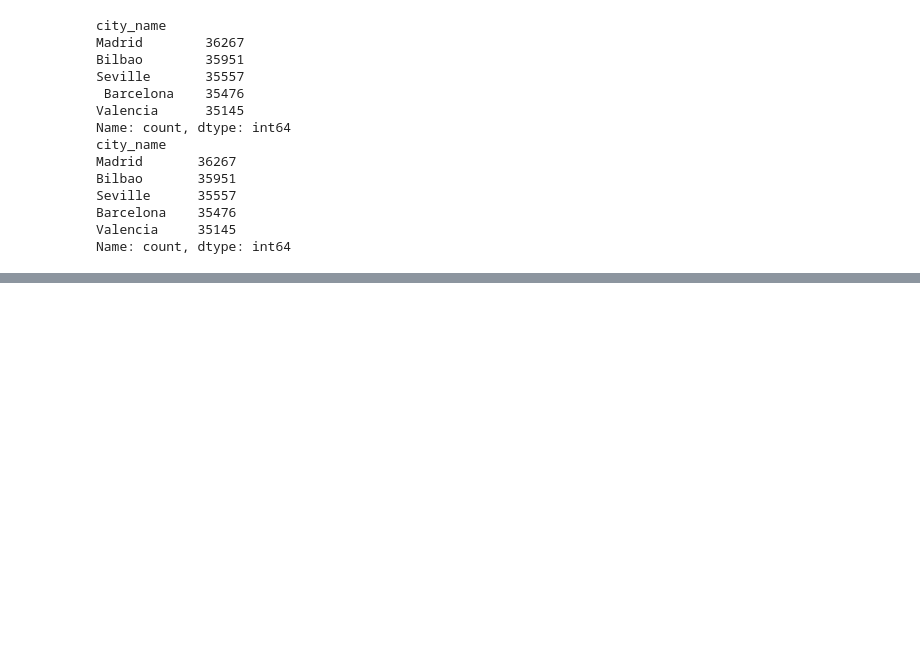
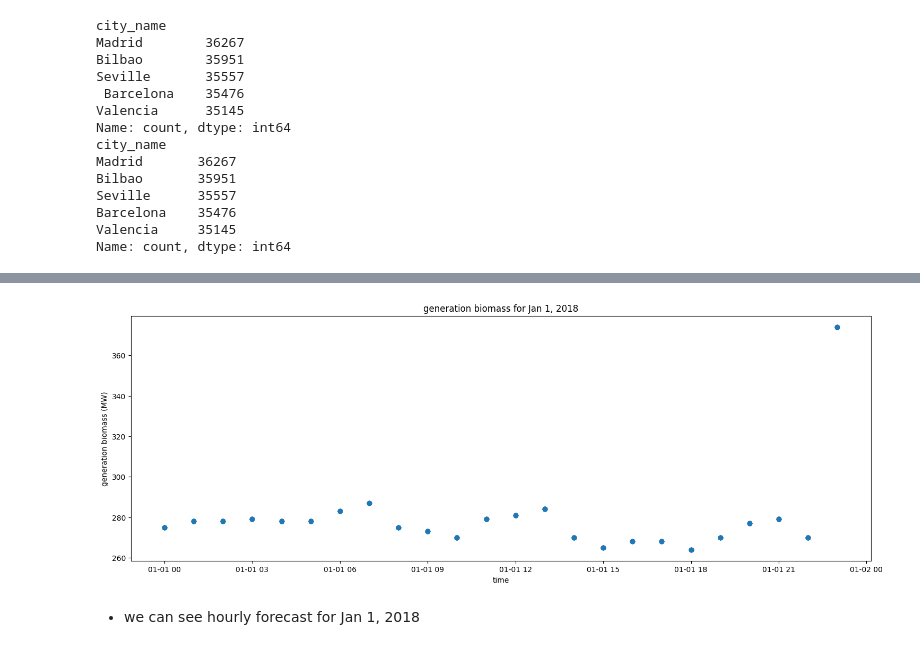
Before and after one commit to sohamthirty/Electricity-Price-Forecasting, a Jupyter notebook: Data_Preprocessing.ipynb, the cells around one changed output, grey strips where cells are left out. Cells and saved outputs as stored; diff of their text form; code cells hidden in the pictures; blank space fills up the shorter version.

```diff
--- a/Data_Preprocessing.ipynb
+++ b/Data_Preprocessing.ipynb
@@ -429,4 +429,7 @@ clouds_all :  <class 'numpy.int64'>
 weather_id :  <class 'numpy.int64'>
 weather_main :  <class 'str'>
 weather_description :  <class 'str'>
+# %%
+# 2. Convert the column from string to datetime
+df_weather['dt_iso'] = pd.to_datetime(df_weather['dt_iso'], utc=True)
 # %%
@@ -451,0 +512,3 @@ Name: count, dtype: int64
+# %%
+df_weather.drop_duplicates(subset=['dt_iso', 'city_name'], keep='first', inplace=True)
+df_weather['city_name'].value_counts()
@@ -451,0 +529,3 @@ Name: count, dtype: int64
+# %%
+# join the two datasets on time and date_iso
+merged_df = pd.merge(df_energy, df_weather, left_on='time', right_on='dt_iso', how='inner')
@@ -451,0 +612,14 @@ Name: count, dtype: int64
+# %%
+specific_date = pd.to_datetime('2018-01-01')
+filtered_df = merged_df[merged_df['time'].dt.date == specific_date.date()]
+
+plt.figure(figsize=(18,6))
+plt.scatter(filtered_df['time'], filtered_df['generation biomass'])
+plt.title('generation biomass for Jan 1, 2018')
+plt.xlabel('time')
+plt.ylabel('generation biomass (MW)')
+plt.show()
+# %% [output]
+[figure, added]
+# %% [markdown]
+- we can see hourly forecast for Jan 1, 2018
```
Also changed, not shown: parts of 19 cells of this notebook.
